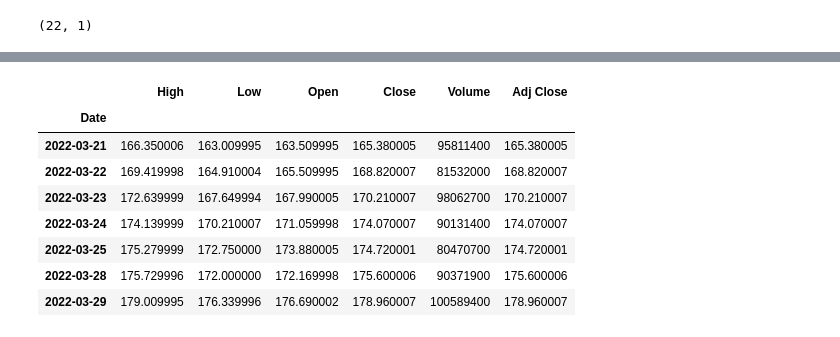
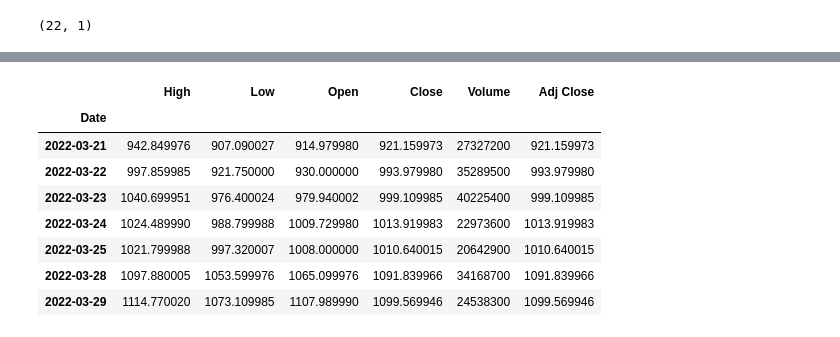
Before and after one commit to palakagl/AI-in-Finance, a Jupyter notebook: Stock_Price_Prediction_LSTM.ipynb, the cells around one changed output, grey strips where cells are left out. Saved outputs shown, nothing was run; the diff lists cells and outputs as text; code cells hidden in the pictures.

```diff
--- a/Stock_Price_Prediction_LSTM.ipynb
+++ b/Stock_Price_Prediction_LSTM.ipynb
@@ -384,14 +393,14 @@ predicted_prce_df
 # %%
 #get the quote
-actual_price = web.DataReader('AAPL', 'yahoo', '2022-03-20', '2022-03-29')
+actual_price = web.DataReader('TSLA', 'yahoo', '2022-03-20', '2022-03-29')
 actual_price
 # %% [output]
 |  | High | Low | Open | Close | Volume | Adj Close |
 | Date |  |  |  |  |  |  |
-| 2022-03-21 | 166.350006 | 163.009995 | 163.509995 | 165.380005 | 95811400 | 165.380005 |
-| 2022-03-22 | 169.419998 | 164.910004 | 165.509995 | 168.820007 | 81532000 | 168.820007 |
-| 2022-03-23 | 172.639999 | 167.649994 | 167.990005 | 170.210007 | 98062700 | 170.210007 |
-| 2022-03-24 | 174.139999 | 170.210007 | 171.059998 | 174.070007 | 90131400 | 174.070007 |
-| 2022-03-25 | 175.279999 | 172.750000 | 173.880005 | 174.720001 | 80470700 | 174.720001 |
-| 2022-03-28 | 175.729996 | 172.000000 | 172.169998 | 175.600006 | 90371900 | 175.600006 |
-| 2022-03-29 | 179.009995 | 176.339996 | 176.690002 | 178.960007 | 100589400 | 178.960007 |
+| 2022-03-21 | 942.849976 | 907.090027 | 914.979980 | 921.159973 | 27327200 | 921.159973 |
+| 2022-03-22 | 997.859985 | 921.750000 | 930.000000 | 993.979980 | 35289500 | 993.979980 |
+| 2022-03-23 | 1040.699951 | 976.400024 | 979.940002 | 999.109985 | 40225400 | 999.109985 |
+| 2022-03-24 | 1024.489990 | 988.799988 | 1009.729980 | 1013.919983 | 22973600 | 1013.919983 |
+| 2022-03-25 | 1021.799988 | 997.320007 | 1008.000000 | 1010.640015 | 20642900 | 1010.640015 |
+| 2022-03-28 | 1097.880005 | 1053.599976 | 1065.099976 | 1091.839966 | 34168700 | 1091.839966 |
+| 2022-03-29 | 1114.770020 | 1073.109985 | 1107.989990 | 1099.569946 | 24538300 | 1099.569946 |
```
Also changed, not shown: parts of 23 cells of this notebook.
